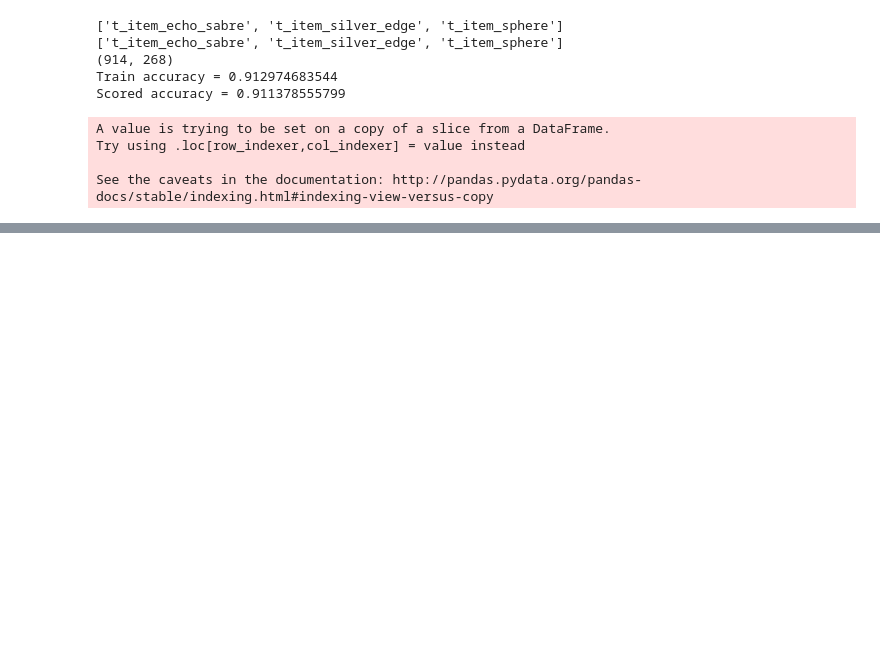
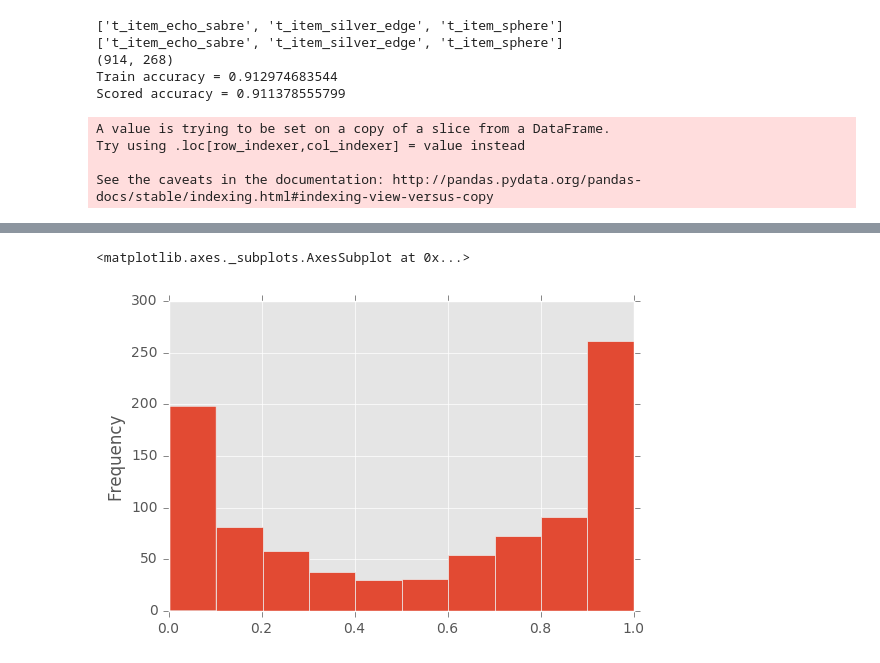
Before and after one commit to arch1baald/dotaML, a Jupyter notebook: Model_FullTime/Model_ByRole_5.ipynb, the cells around one changed output, grey strips where cells are left out. Drawn from its saved outputs; the diff is of its cells as text; code cells hidden in the pictures; blank space fills up the shorter version.

```diff
--- a/Model_FullTime/Model_ByRole_5.ipynb
+++ b/Model_FullTime/Model_ByRole_5.ipynb
@@ -909,0 +923,5 @@ scoredMatches.to_csv('ScoresByRole_5.csv', na_rep = 'NaN', sep = ';')
+# %%
+scoredMatches['win_prob'].plot(kind = 'hist')
+# %% [output]
+<matplotlib.axes._subplots.AxesSubplot at 0x...>
+[figure, added]
```
Also changed, not shown: parts of 6 cells of this notebook, 20 other files.
